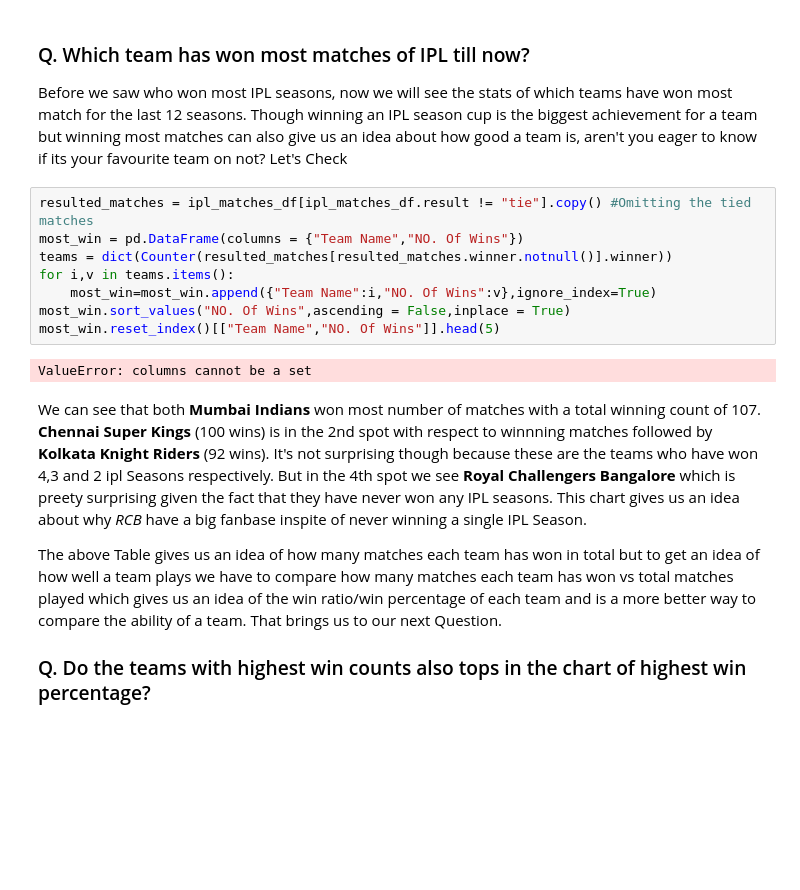
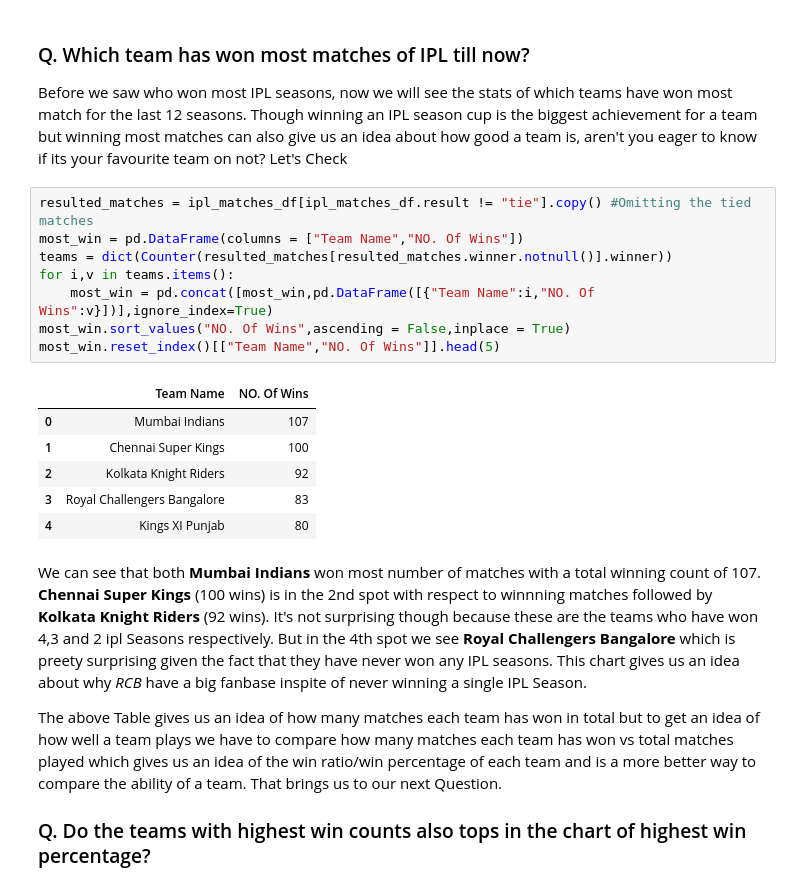
Before and after one commit to nascarsayan/diy-python, a Jupyter notebook: freecodecamp_data_analysis.ipynb, the cells around one changed output. Saved outputs shown, nothing was run; the diff lists cells and outputs as text; blank space fills up the shorter version.

```diff
--- a/freecodecamp_data_analysis.ipynb
+++ b/freecodecamp_data_analysis.ipynb
@@ -835,14 +835,19 @@ From the above chart we can see the most common types of dismissals are `caught`
 Before we saw who won most IPL seasons, now we will see the stats of which teams have won most match for the last 12 seasons. Though winning an IPL season cup is the biggest achievement for a team but winning most matches can also give us an idea about how good a team is, aren't you eager to know if its your favourite team on not? Let's Check
 # %%
 resulted_matches = ipl_matches_df[ipl_matches_df.result != "tie"].copy() #Omitting the tied matches
-most_win = pd.DataFrame(columns = {"Team Name","NO. Of Wins"})
+most_win = pd.DataFrame(columns = ["Team Name","NO. Of Wins"])
 teams = dict(Counter(resulted_matches[resulted_matches.winner.notnull()].winner))
 for i,v in teams.items():
-    most_win=most_win.append({"Team Name":i,"NO. Of Wins":v},ignore_index=True)
+    most_win = pd.concat([most_win,pd.DataFrame([{"Team Name":i,"NO. Of Wins":v}])],ignore_index=True)
 most_win.sort_values("NO. Of Wins",ascending = False,inplace = True)
 most_win.reset_index()[["Team Name","NO. Of Wins"]].head(5)
 # %% [output]
-ValueError: columns cannot be a set
+|  | Team Name | NO. Of Wins |
+| 0 | Mumbai Indians | 107 |
+| 1 | Chennai Super Kings | 100 |
+| 2 | Kolkata Knight Riders | 92 |
+| 3 | Royal Challengers Bangalore | 83 |
+| 4 | Kings XI Punjab | 80 |
 # %% [markdown]
 We can see that both __Mumbai Indians__ won most number of matches with a total winning count of 107. __Chennai Super Kings__ (100 wins) is in the 2nd spot with respect to winnning matches followed by __Kolkata Knight Riders__ (92 wins).
 It's not surprising though because these are the teams who have won 4,3 and 2 ipl Seasons respectively. But in the 4th spot we see __Royal Challengers Bangalore__ which is preety surprising given the fact that they have never won any IPL seasons. This chart gives us an idea about why _RCB_ have a big fanbase inspite of never winning a single IPL Season.
```
Also changed, not shown: parts of 4 cells of this notebook.
